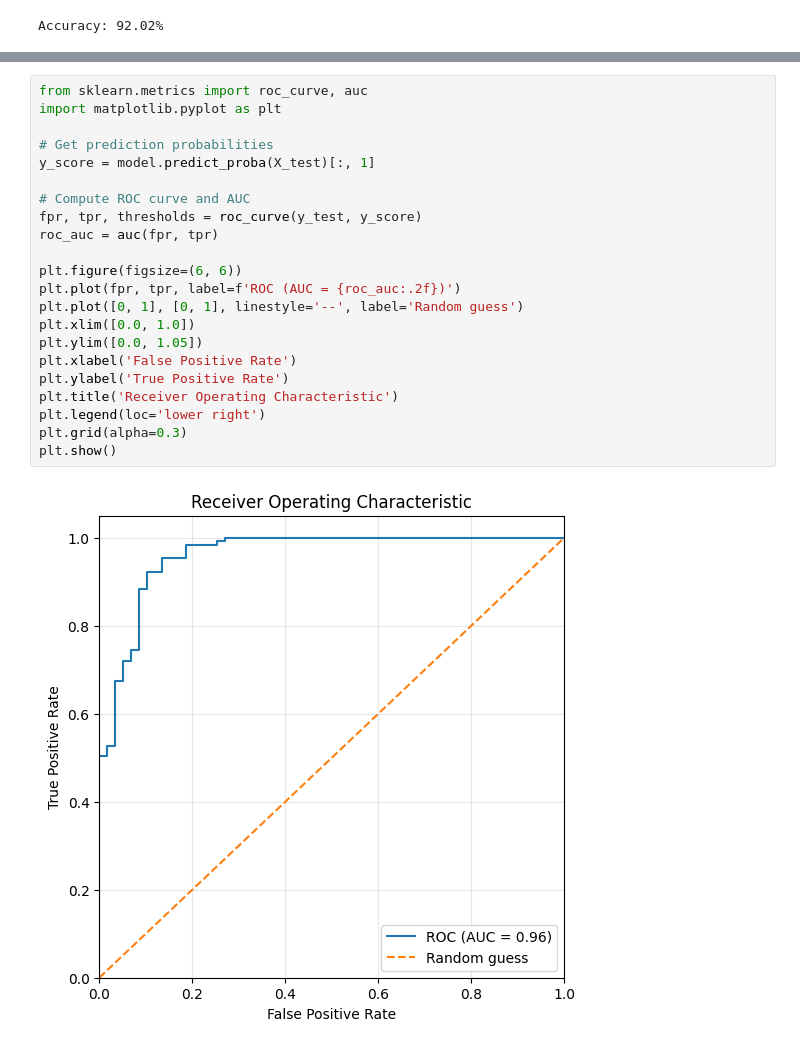
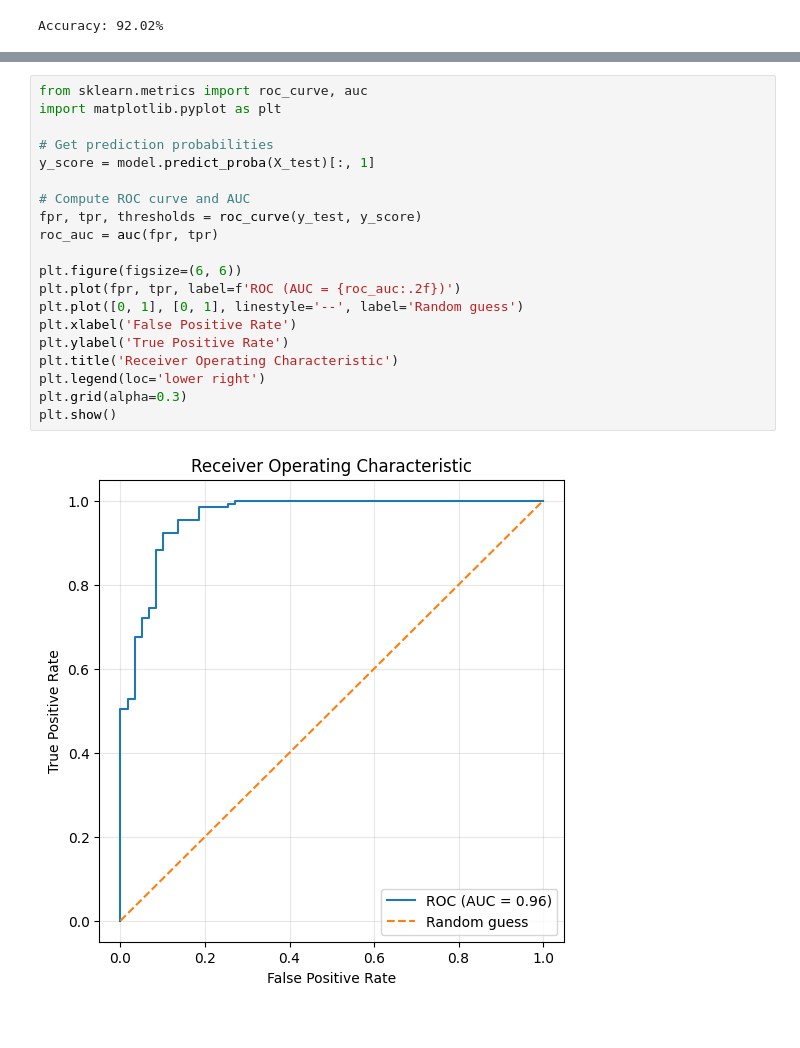
Before and after one commit to Sebastian2956/BreastCancerModels, a Jupyter notebook: XGBoostPractice/BreastCancer/XGBoostDTBreastCancer.ipynb, the cells around one changed output, grey strips where cells are left out. Saved outputs shown, nothing was run; the diff lists cells and outputs as text.

```diff
--- a/XGBoostPractice/BreastCancer/XGBoostDTBreastCancer.ipynb
+++ b/XGBoostPractice/BreastCancer/XGBoostDTBreastCancer.ipynb
@@ -127,24 +105,22 @@ F1 Score: 0.9425
 # %%
 from sklearn.metrics import roc_curve, auc
 import matplotlib.pyplot as plt
 
 # Get prediction probabilities
 y_score = model.predict_proba(X_test)[:, 1]
 
 # Compute ROC curve and AUC
 fpr, tpr, thresholds = roc_curve(y_test, y_score)
 roc_auc = auc(fpr, tpr)
 
 plt.figure(figsize=(6, 6))
 plt.plot(fpr, tpr, label=f'ROC (AUC = {roc_auc:.2f})')
 plt.plot([0, 1], [0, 1], linestyle='--', label='Random guess')
-plt.xlim([0.0, 1.0])
-plt.ylim([0.0, 1.05])
 plt.xlabel('False Positive Rate')
 plt.ylabel('True Positive Rate')
 plt.title('Receiver Operating Characteristic')
 plt.legend(loc='lower right')
 plt.grid(alpha=0.3)
 plt.show()
 # %% [output]
-[figure, old version]
+[figure, new version]
```
Also changed, not shown: parts of 3 cells of this notebook, 1 other file.
